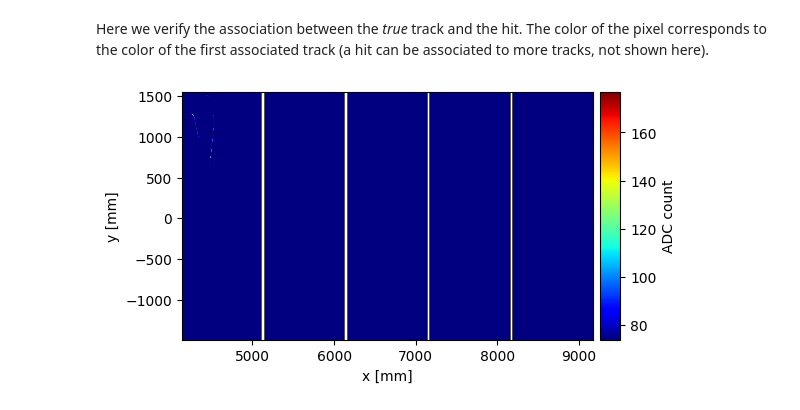
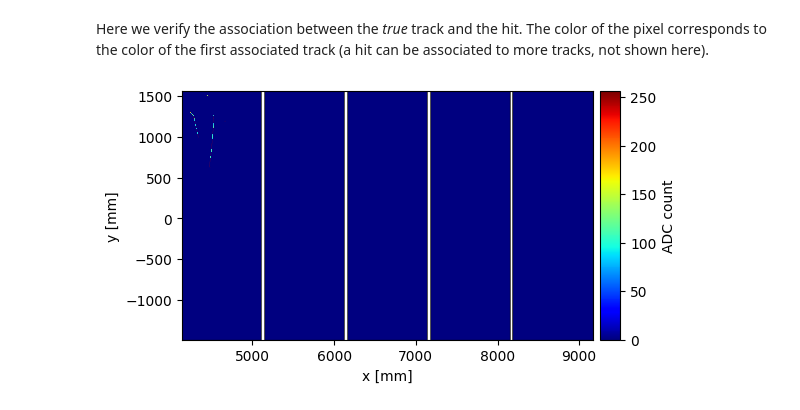
Before and after one commit to DUNE/larnd-sim, a Jupyter notebook: examples/NDLAr example.ipynb, the cells around one changed output. Saved outputs shown, nothing was run; the diff lists cells and outputs as text; code cells hidden in the pictures.

```diff
--- a/examples/NDLAr example.ipynb
+++ b/examples/NDLAr example.ipynb
@@ -71,26 +71,29 @@ drifting.drift[BPG,TPB](selected_tracks)
 # %% [markdown]
 We find the pixels intersected by the projection of the tracks on the anode plane using the Bresenham's algorithm. We also take into account the neighboring pixels, due to the transverse diffusion of the charges.
 # %%
-# Here we build a map between tracks and event IDs
 unique_eventIDs = cp.unique(selected_tracks['eventID'])
 event_id_map = cp.searchsorted(unique_eventIDs,cp.asarray(selected_tracks['eventID']))
 
 longest_pix = ceil(max(selected_tracks["dx"])/consts.pixel_pitch)
 max_radius = ceil(max(selected_tracks["tran_diff"])*5/consts.pixel_pitch)
 
-MAX_PIXELS = int((longest_pix*4+6)*max_radius*1.5)
-MAX_ACTIVE_PIXELS = int(longest_pix*1.5)
-
-active_pixels = cp.full((selected_tracks.shape[0], MAX_ACTIVE_PIXELS, 2), -1, dtype=np.int32)
-neighboring_pixels = cp.full((selected_tracks.shape[0], MAX_PIXELS, 2), -1, dtype=np.int32)
-n_pixels_list = cp.zeros(shape=(selected_tracks.shape[0]))
 TPB = 128
 BPG = ceil(selected_tracks.shape[0] / TPB)
+
+n_max_pixels = np.array([0])
+pixels_from_track.max_pixels[BPG,TPB](selected_tracks, n_max_pixels)
+
+max_neighboring_pixels = (2*max_radius+1)*n_max_pixels[0]+(1+2*max_radius)*max_radius*2
+
+active_pixels = cp.full((selected_tracks.shape[0], n_max_pixels[0], 2), -1, dtype=np.int32)
+neighboring_pixels = cp.full((selected_tracks.shape[0], max_neighboring_pixels, 2), -1, dtype=np.int32)
+n_pixels_list = cp.zeros(shape=(selected_tracks.shape[0]))
+
 pixels_from_track.get_pixels[BPG,TPB](selected_tracks,
                                       active_pixels,
                                       neighboring_pixels,
                                       n_pixels_list,
-                                      max_radius+1)
+                                      max_radius)
 # %%
 def cupy_unique_axis0(array):
     # axis is still not supported for cupy.unique, this
@@ -500,9 +503,9 @@ for tile in geometry_yaml['tile_chip_to_io']:
         io_group = io_group_io_channel // 1000
         io_channel = io_group_io_channel % 1000
         x = chip_channel_to_position[chip_channel][0] * \
-            pixel_pitch - x_size / 2 + pixel_pitch / 2
+            pixel_pitch - x_size / 2
         y = chip_channel_to_position[chip_channel][1] * \
-            pixel_pitch - y_size / 2 + pixel_pitch / 2
+            pixel_pitch - y_size / 2
 
         x, y = _rotate_pixel((x, y), tile_orientation)
         x += tile_positions[tile][2]
@@ -528,7 +531,7 @@ from matplotlib import colors
 from mpl_toolkits.axes_grid1.axes_divider import make_axes_locatable
 
 
-norm = colors.Normalize(vmin=fee.digitize(0), vmax=max(f['packets']['dataword']))
+norm = colors.Normalize(vmin=0, vmax=256)
 cmap = cm.jet
 
 m = cm.ScalarMappable(norm=norm, cmap=cmap)
@@ -555,31 +558,31 @@ for ip,packet in enumerate(f['packets']):
                              linewidth=0, fc=m.to_rgba(packet['dataword']))
 
         ax.add_patch(rect)
 
         for trackid in track_ids:
             if trackid >= 0 and trackid not in plotted_tracks:
                 plotted_tracks.append(trackid)
                 ax.plot((f['tracks'][trackid]['x_start']*10,f['tracks'][trackid]['x_end']*10),
                         (f['tracks'][trackid]['y_start']*10,f['tracks'][trackid]['y_end']*10),c='r',alpha=0.75,lw=0.1)
                        # (f['tracks'][trackid]['y_start']*10+218.236,f['tracks'][trackid]['y_end']*10+218.236),c='r',alpha=0.25)
 
 for track in selected_tracks:
     ax.plot((track['x_start']*10,track['x_end']*10),
             (track['y_start']*10,track['y_end']*10),c='r',alpha=0)
 
 for tpc in consts.tpc_borders:
     tpc_rect = plt.Rectangle((tpc[0][0]*10,tpc[1][0]*10), 972.8, 3040, linewidth=0.1, edgecolor='k', facecolor=cmap(0),zorder=-1)
     ax.add_patch(tpc_rect)
 
 ax.set_aspect("equal")
 ax.set_xlabel("x [mm]")
 ax.set_ylabel("y [mm]")
 ax.add_patch(tpc_rect)
 ax.set_xlim(np.min(consts.tpc_borders[:,0,:])*10,np.max(consts.tpc_borders[:,0,:])*10)
 ax.set_ylim(np.min(consts.tpc_borders[:,1,:])*10,np.max(consts.tpc_borders[:,1,:])*10)
 divider0 = make_axes_locatable(ax)
 cax0 = divider0.append_axes("right", size="5%", pad=0.07)
 fig.colorbar(m, ax=ax, cax=cax0, label='ADC count')
 fig.savefig("mc.pdf")
 # %% [output]
-[figure, old version]
+[figure, new version]
```
Also changed, not shown: parts of 3 cells of this notebook, 2 other files.
